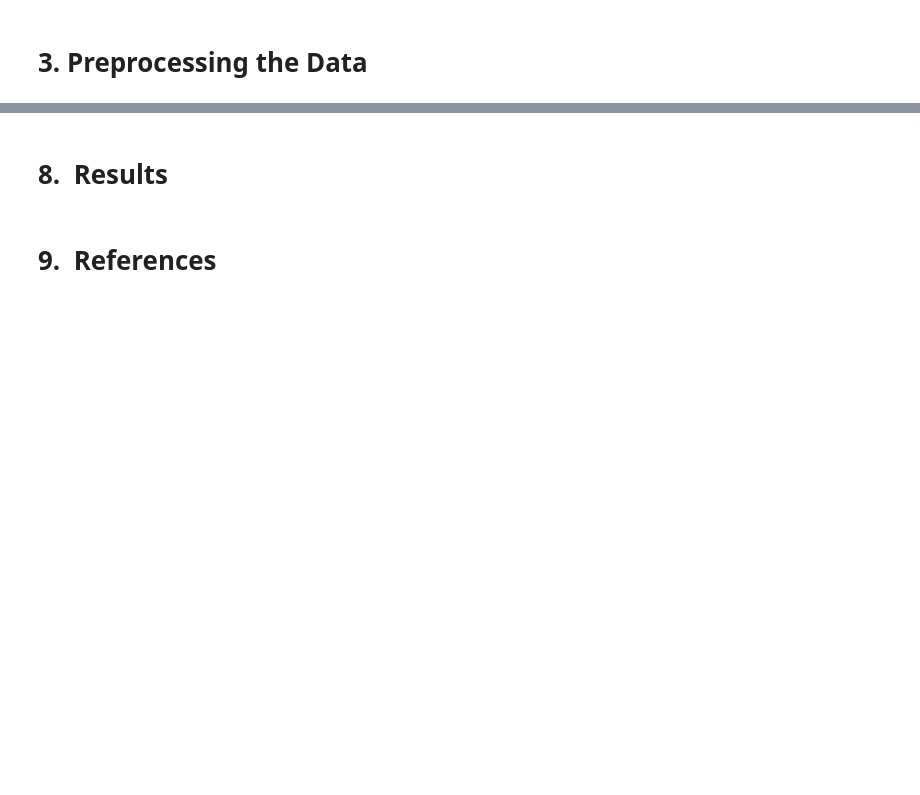
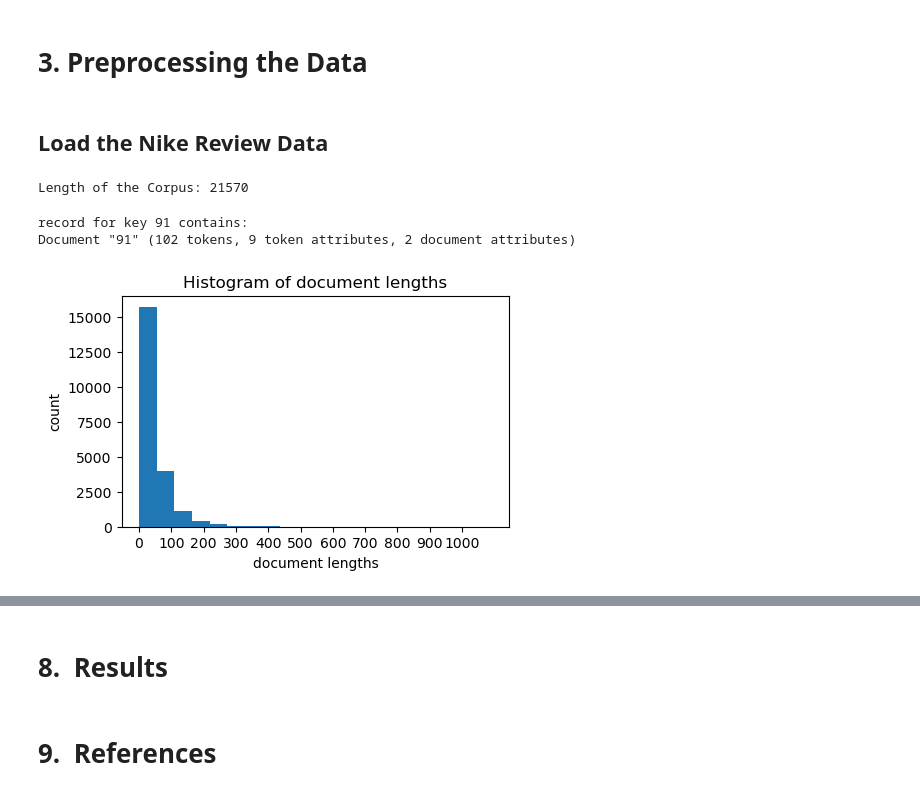
Before and after one commit to TOM-BOHN/MsDS-product-review-topic-modeling, a Jupyter notebook: product_review_topic_modeling.ipynb, the cells around one changed output, grey strips where cells are left out. Drawn from its saved outputs; the diff is of its cells as text; code cells hidden in the pictures; blank space fills up the shorter version.

```diff
--- a/product_review_topic_modeling.ipynb
+++ b/product_review_topic_modeling.ipynb
@@ -399,0 +622,15 @@ outputfile.close()
+# %%
+#this assigns the filename we're trying to load
+allnikereviews_file_path = '%s/allnikereviews.json' % DATA_DIR
+json_file = json.load(open(allnikereviews_file_path, 'r'))
+# %%
+#select a random review
+count = 0
+for a_review in json_file:
+  count += 1
+  if count % 1000 == 0:
+    the_review = json_file[a_review]
+    print(the_review)
+    #sleep(10)
+  if count >= 10000:
+    break
@@ -400,2 +661,39 @@ outputfile.close()
 # %% [markdown]
 # 3.&nbsp;Preprocessing the Data
+# %% [markdown]
+## Load the Nike Review Data
+# %%
+#this assigns the filename we're trying to load
+allnikereviews_file_path = '%s/allnikereviews.json' % DATA_DIR
+json_file = json.load(open(allnikereviews_file_path, 'r'))
+# %%
+#extract review text from all review details
+reviews = []
+for a_review in json_file:
+    the_review = json_file[a_review]
+    text = the_review["reviewText"]
+    reviews.append(text)
+#create a corpus of the nike reviews
+corpus = Corpus({ i:r for i, r in enumerate(reviews)}, language='en')
+# %%
+#print the length of the corpus
+corpus_length = len(corpus)
+print('Length of the Corpus:', corpus_length)
+# %% [output]
+Length of the Corpus: 21570
+# %%
+#print a random corpus
+k = 91
+print('record for key', k, 'contains:')
+print(corpus[k])
+# %% [output]
+record for key 91 contains:
+Document "91" (102 tokens, 9 token attributes, 2 document attributes)
+# %%
+#view a histogram of document lengths
+fig, ax = plt.subplots(figsize=(5, 3))   # make the plot larger
+plot_doc_lengths_hist(fig, ax, corpus, y_log=False, bins=20)  # use 20 bins
+ax.set_xticks(range(0, 1001, 100))    # set x axis ticks and range
+plt.show()
+# %% [output]
+[figure, added]
```
Also changed, not shown: parts of 88 cells of this notebook.
